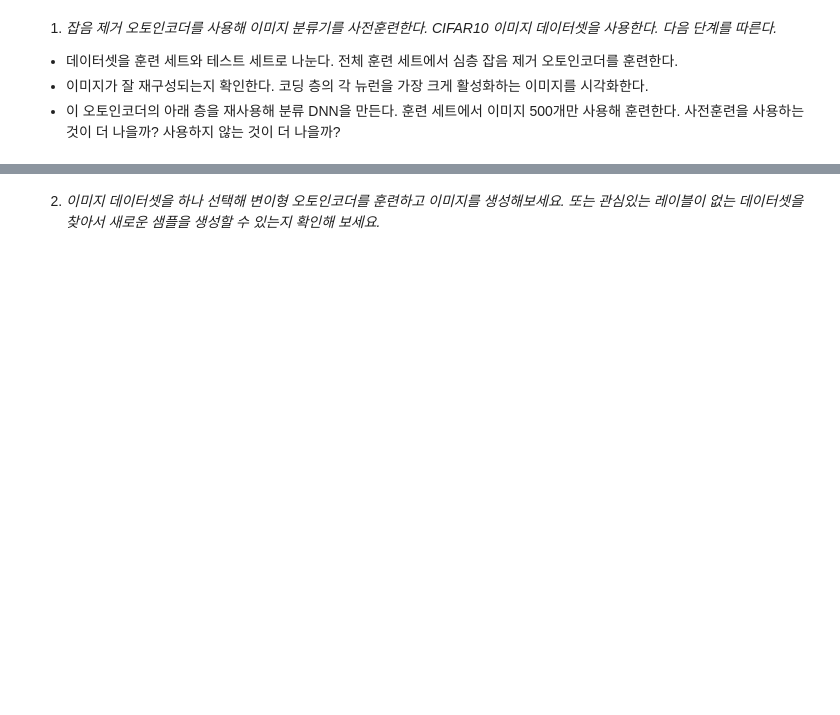
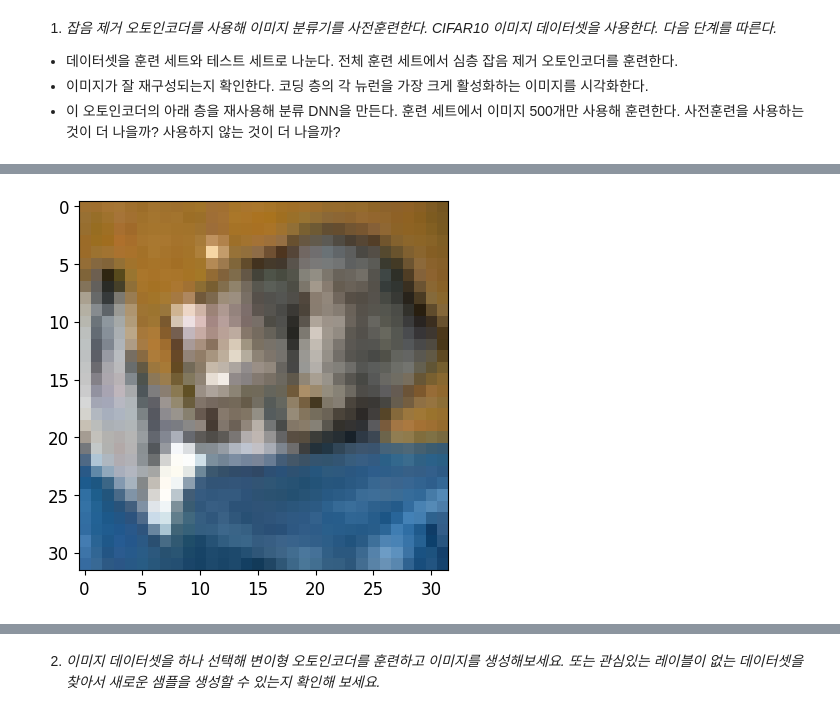
Before and after one commit to r0cd7b/autoencoders_and_gans, a Jupyter notebook: autoencoders_and_gans.ipynb, the cells around one changed output, grey strips where cells are left out. Cells and saved outputs as stored; diff of their text form; code cells hidden in the pictures; blank space fills up the shorter version.

```diff
--- a/autoencoders_and_gans.ipynb
+++ b/autoencoders_and_gans.ipynb
@@ -999,0 +983,5 @@ plt.show()
+# %%
+plt.imshow(X_test[0])
+plt.show()
+# %% [output]
+[figure, added]
```
Also changed, not shown: parts of 50 cells of this notebook, 10 other files.
